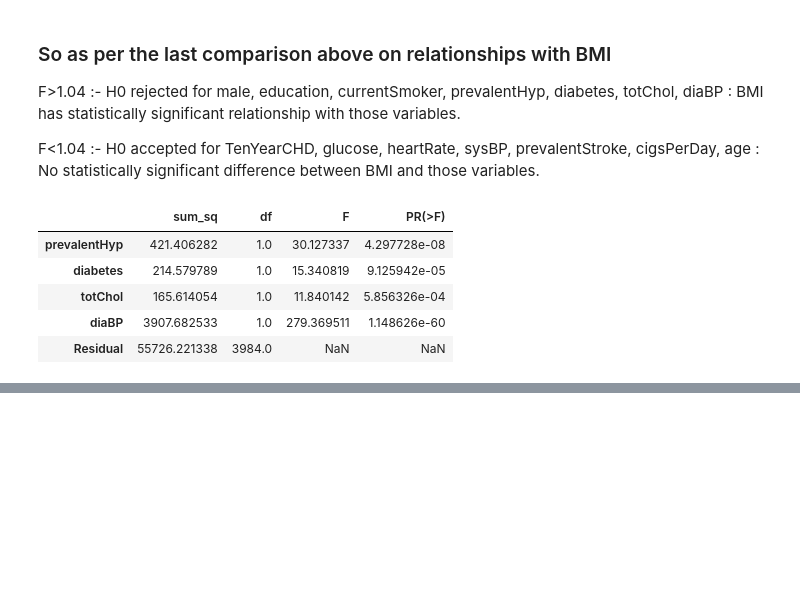
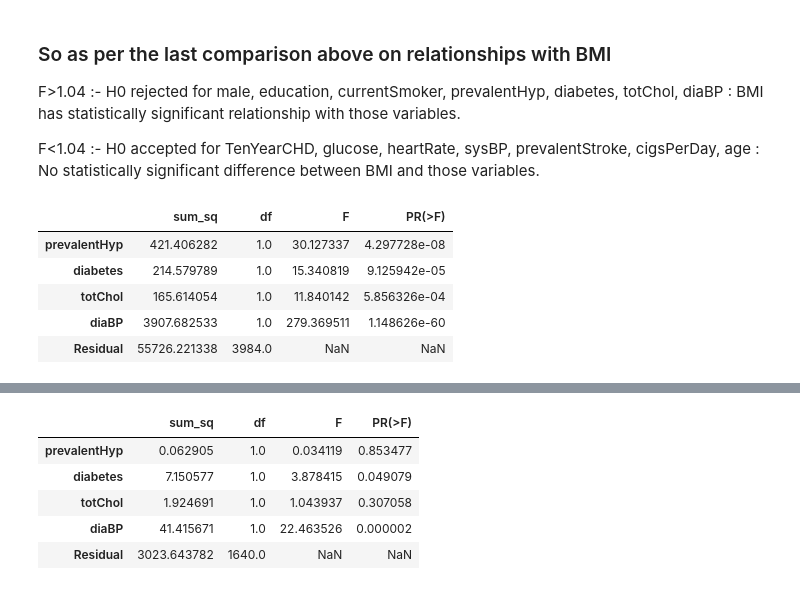
Before and after one commit to shyammangayil/DataScience, a Jupyter notebook: my_framingham.ipynb, the cells around one changed output, grey strips where cells are left out. Drawn from its saved outputs; the diff is of its cells as text; code cells hidden in the pictures; blank space fills up the shorter version.

```diff
--- a/my_framingham.ipynb
+++ b/my_framingham.ipynb
@@ -292,0 +304,11 @@ anova_bmi_1
+# %%
+model_bmi_1_overweight = ols('BMI ~ prevalentHyp + diabetes +  totChol + diaBP', data=expl_df_overweight).fit()
+anova_bmi_1_overweight = sm.stats.anova_lm(model_bmi_1_overweight, typ=2)
+anova_bmi_1_overweight
+# %% [output]
+|  | sum_sq | df | F | PR(>F) |
+| prevalentHyp | 0.062905 | 1.0 | 0.034119 | 0.853477 |
+| diabetes | 7.150577 | 1.0 | 3.878415 | 0.049079 |
+| totChol | 1.924691 | 1.0 | 1.043937 | 0.307058 |
+| diaBP | 41.415671 | 1.0 | 22.463526 | 0.000002 |
+| Residual | 3023.643782 | 1640.0 | NaN | NaN |
```
Also changed, not shown: parts of 9 cells of this notebook, 1 other file.
